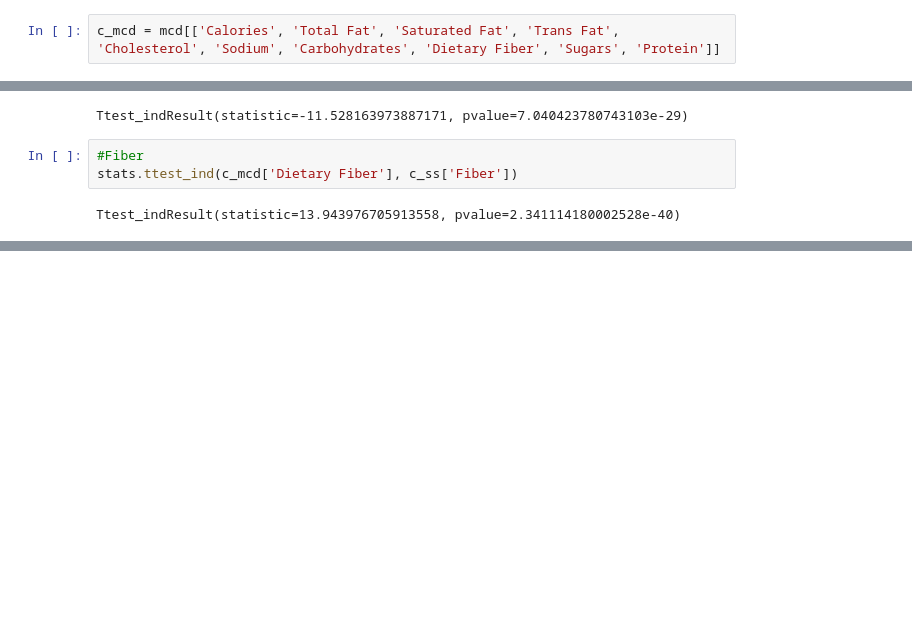
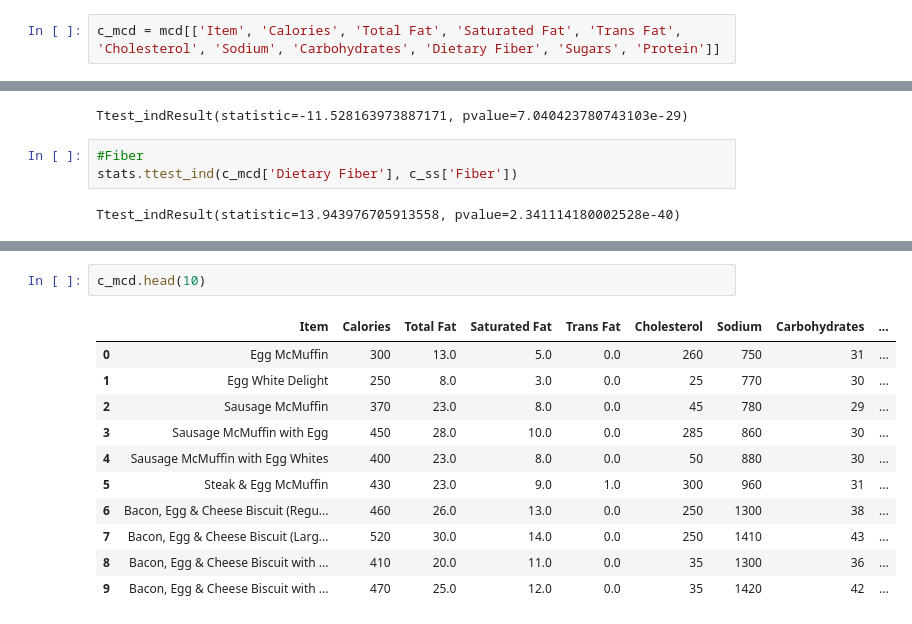
Before and after one commit to agorina91/burgers, a Jupyter notebook: Burger_Statistics.ipynb, the cells around one changed output, grey strips where cells are left out. Drawn from its saved outputs; the diff is of its cells as text; blank space fills up the shorter version.

```diff
--- a/Burger_Statistics.ipynb
+++ b/Burger_Statistics.ipynb
@@ -208,7 +208,7 @@ mcd.describe()
 # %%
 c_ss.to_csv('cleaned_SS_menu.csv')
 # %%
-c_mcd = mcd[['Calories', 'Total Fat', 'Saturated Fat', 'Trans Fat', 'Cholesterol', 'Sodium', 'Carbohydrates', 'Dietary Fiber', 'Sugars', 'Protein']]
+c_mcd = mcd[['Item', 'Calories', 'Total Fat', 'Saturated Fat', 'Trans Fat', 'Cholesterol', 'Sodium', 'Carbohydrates', 'Dietary Fiber', 'Sugars', 'Protein']]
 # %%
 c_mcd.to_csv('cleaned_McD_menu.csv')
 # %%
@@ -329,0 +348,14 @@ Ttest_indResult(statistic=-7.040410739819747, pvalue=3.662358913331169e-12)
+# %%
+c_mcd.head(10)
+# %% [output]
+|  | Item | Calories | Total Fat | Saturated Fat | Trans Fat | Cholesterol | Sodium | Carbohydrates | ... |
+| 0 | Egg McMuffin | 300 | 13.0 | 5.0 | 0.0 | 260 | 750 | 31 | ... |
+| 1 | Egg White Delight | 250 | 8.0 | 3.0 | 0.0 | 25 | 770 | 30 | ... |
+| 2 | Sausage McMuffin | 370 | 23.0 | 8.0 | 0.0 | 45 | 780 | 29 | ... |
+| 3 | Sausage McMuffin with Egg | 450 | 28.0 | 10.0 | 0.0 | 285 | 860 | 30 | ... |
+| 4 | Sausage McMuffin with Egg Whites | 400 | 23.0 | 8.0 | 0.0 | 50 | 880 | 30 | ... |
+| 5 | Steak & Egg McMuffin | 430 | 23.0 | 9.0 | 1.0 | 300 | 960 | 31 | ... |
+| 6 | Bacon, Egg & Cheese Biscuit (Regu... | 460 | 26.0 | 13.0 | 0.0 | 250 | 1300 | 38 | ... |
+| 7 | Bacon, Egg & Cheese Biscuit (Larg... | 520 | 30.0 | 14.0 | 0.0 | 250 | 1410 | 43 | ... |
+| 8 | Bacon, Egg & Cheese Biscuit with ... | 410 | 20.0 | 11.0 | 0.0 | 35 | 1300 | 36 | ... |
+| 9 | Bacon, Egg & Cheese Biscuit with ... | 470 | 25.0 | 12.0 | 0.0 | 35 | 1420 | 42 | ... |
```
Also changed, not shown: parts of 3 cells of this notebook, 1 other file.
